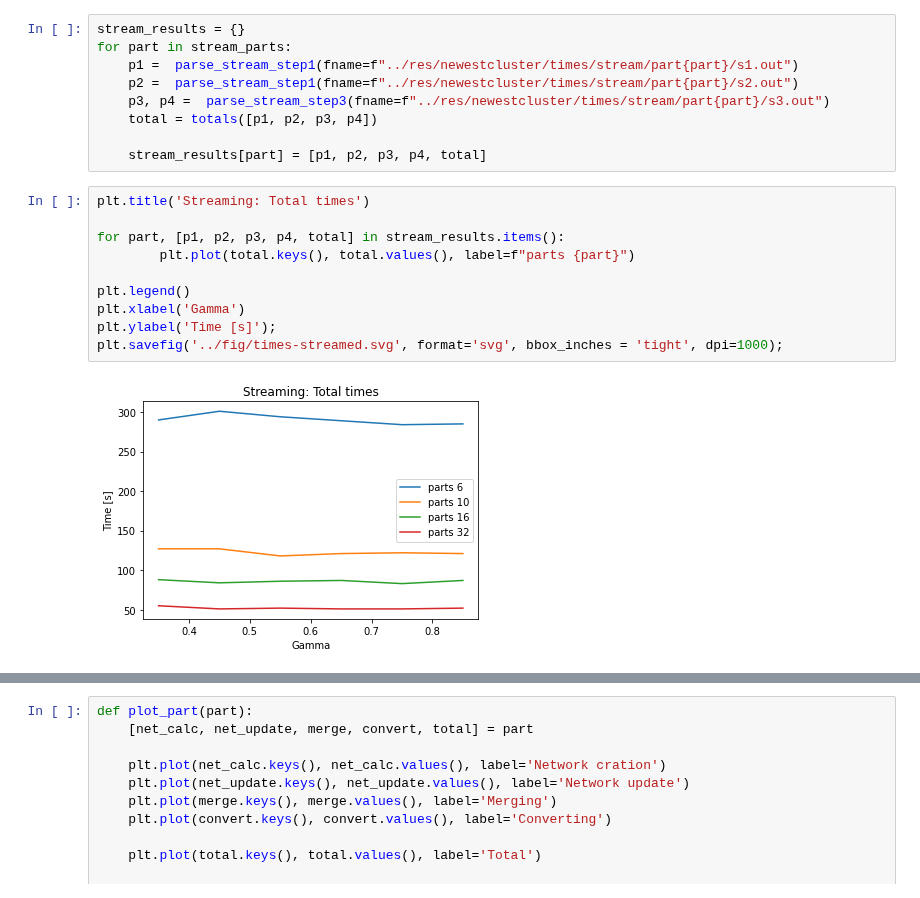
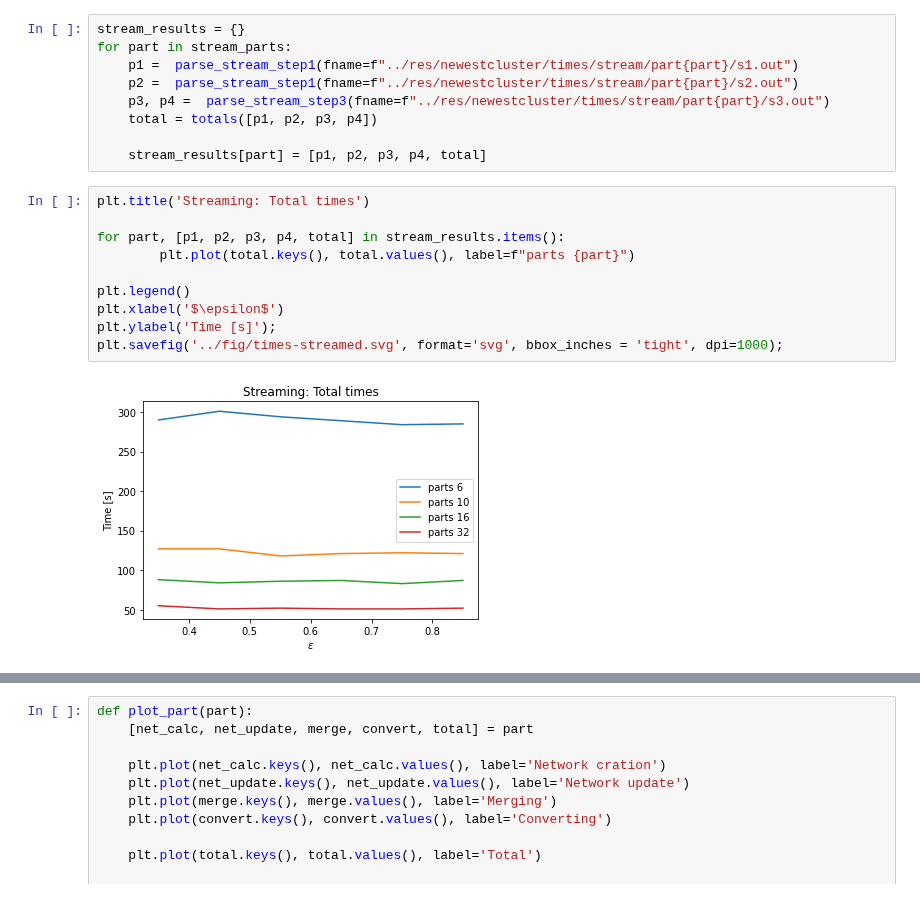
Before and after one commit to jrybicki-jsc/smms, a Jupyter notebook: graphla/times.ipynb, the cells around one changed output, grey strips where cells are left out. Saved outputs shown, nothing was run; the diff lists cells and outputs as text.

```diff
--- a/graphla/times.ipynb
+++ b/graphla/times.ipynb
@@ -54,12 +54,12 @@ for part in stream_parts:
 # %%
 plt.title('Streaming: Total times')
 
 for part, [p1, p2, p3, p4, total] in stream_results.items():
         plt.plot(total.keys(), total.values(), label=f"parts {part}")
 
 plt.legend()
-plt.xlabel('Gamma')
+plt.xlabel('$\epsilon$')
 plt.ylabel('Time [s]');
 plt.savefig('../fig/times-streamed.svg', format='svg', bbox_inches = 'tight', dpi=1000);
 # %% [output]
-[figure, old version]
+[figure, new version]
```
Also changed, not shown: parts of 6 cells of this notebook.
